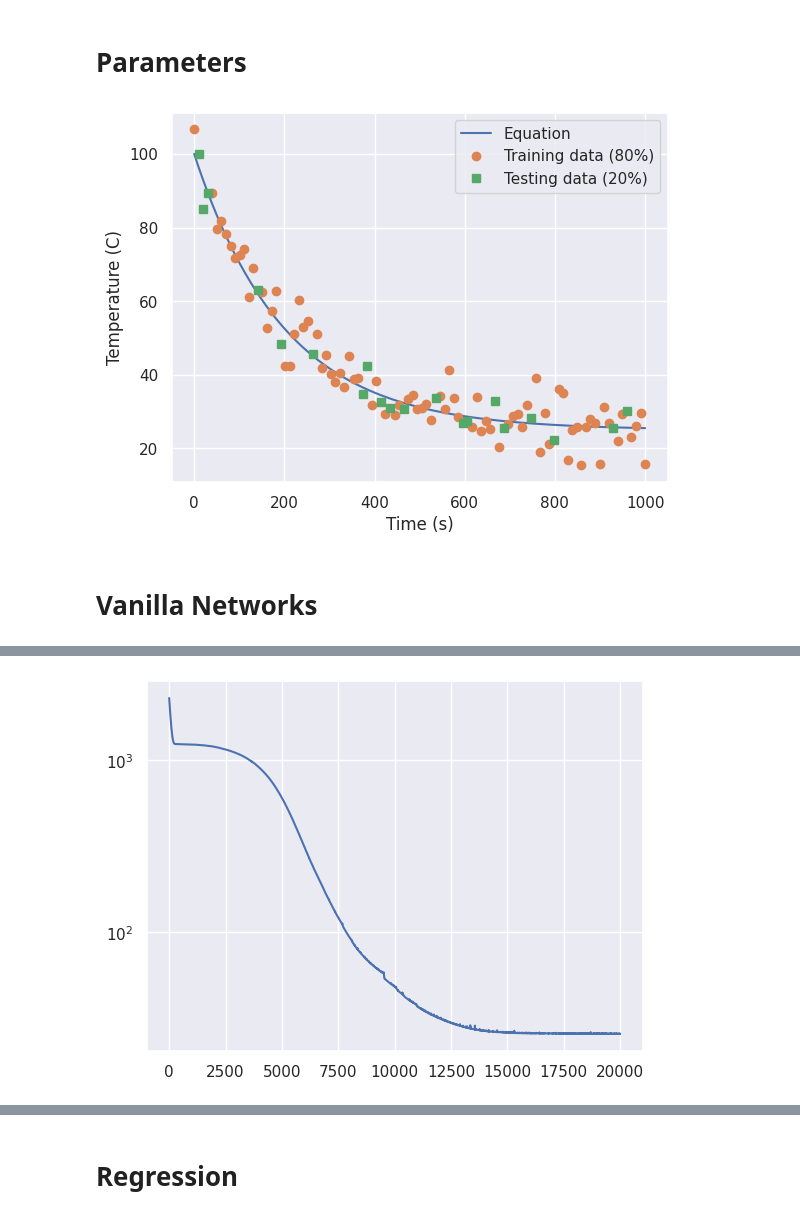
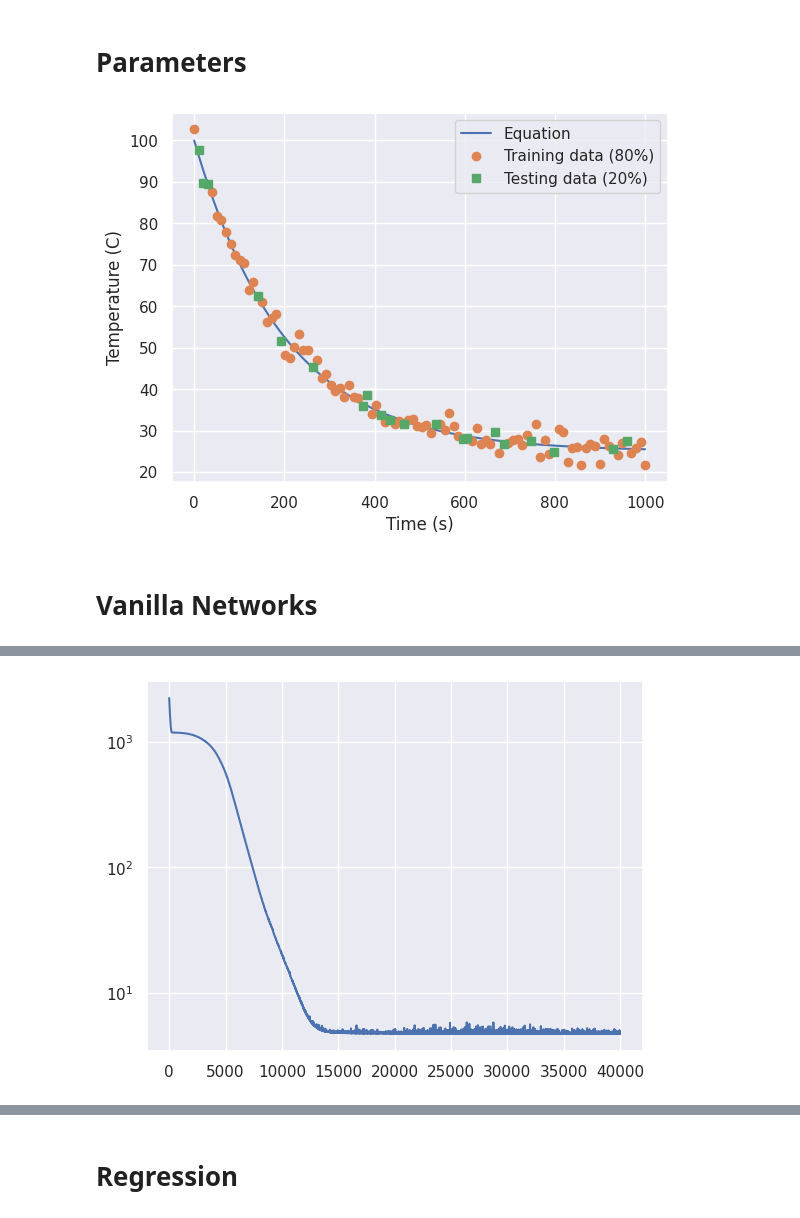
Before and after one commit to MrzAhmadi/PINNs, a Jupyter notebook: experiment/cooling_rate/cooling_rate_train_test.ipynb, the cells around one changed output, grey strips where cells are left out. Cells and saved outputs as stored; diff of their text form; code cells hidden in the pictures.

```diff
--- a/experiment/cooling_rate/cooling_rate_train_test.ipynb
+++ b/experiment/cooling_rate/cooling_rate_train_test.ipynb
@@ -32,18 +32,18 @@ PyTorch will use: cuda
 # Parameters
 # %%
 number_of_points = 100
-noise_coeff = 5
+noise_coeff = 2
 
 pinn_collocation_points = 1000
 parameter_discovery_collocation_points = 1000
 
-vanilla_loss= 1
-pinn_loss_weight = 1
-parameter_discovery_loss__weight = 1
+data_loss= 0.1
+pinn_loss_weight = 0.1
+parameter_discovery_loss__weight = 0.1
 
-vanila_epochs = 20000
-pinn_epochs = 20000
-parameter_discovery_epochs = 20000
+vanila_epochs = 40000
+pinn_epochs = 40000
+parameter_discovery_epochs = 40000
 # %%
 np.random.seed(10)
 
@@ -71,11 +71,11 @@ plt.xlabel('Time (s)')
 plt.savefig('1.png', dpi=300, bbox_inches='tight')
 plt.show()
 # %% [output]
-[figure, old version]
+[figure, new version]
 # %% [markdown]
 # Vanilla Networks
 # %%
-net = Net(1, 1, loss1=lambda model: vanilla_loss, epochs=vanila_epochs, lr=1e-5).to(DEVICE)
+net = Net(1, 1, loss1=lambda model: data_loss, epochs=vanila_epochs, lr=1e-5).to(DEVICE)
 
 losses = net.fit(x_train, y_train)
 
@@ -97,4 +97,4 @@ Epoch 18000/20000, loss: 25.91
-[figure, old version]
+[figure, new version]
 # %%
 # Predict specifically for the test points to calculate MSE
 T_pred = net.predict(x_test)
```
Also changed, not shown: parts of 11 cells of this notebook, 1 other file.
